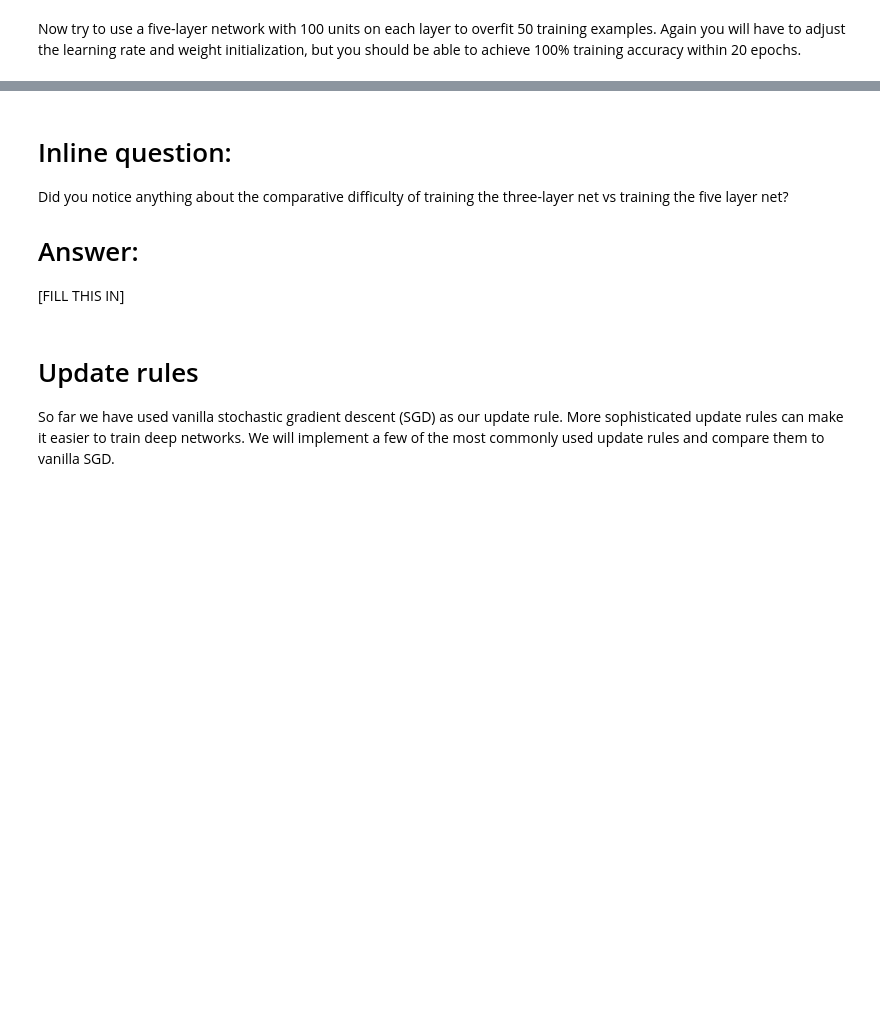
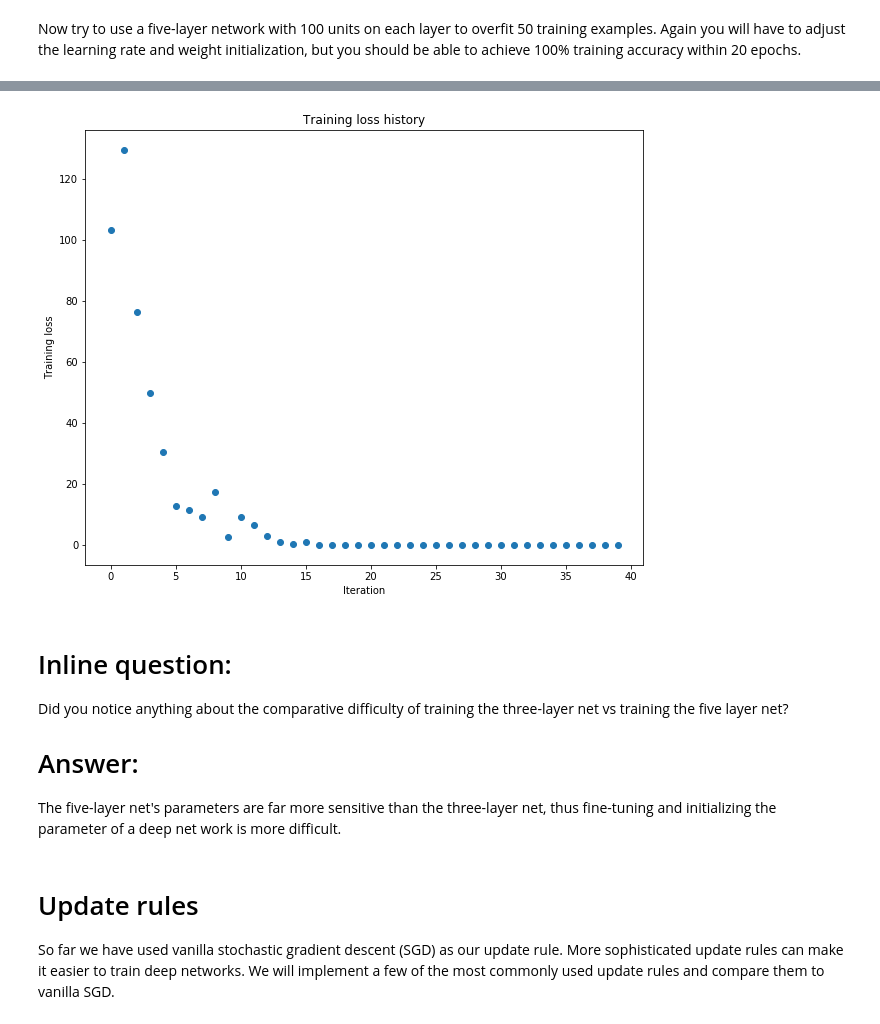
Before and after one commit to UsedToBe97/Deep-Learning-Course-2018, a Jupyter notebook: dl_assignment2/FullyConnectedNets.ipynb, the cells around one changed output, grey strips where cells are left out. Drawn from its saved outputs; the diff is of its cells as text; code cells hidden in the pictures; blank space fills up the shorter version.

```diff
--- a/dl_assignment2/FullyConnectedNets.ipynb
+++ b/dl_assignment2/FullyConnectedNets.ipynb
@@ -449,8 +480,8 @@ small_data = {
   'y_val': data['y_val'],
 }
 
-learning_rate = 1e-3
-weight_scale = 1e-5
+learning_rate = 5e-4
+weight_scale = 1e-1
 model = FullyConnectedNet([100, 100, 100, 100],
                 weight_scale=weight_scale, dtype=np.float64)
 solver = Solver(model, small_data,
@@ -467,3 +498,4 @@ plt.title('Training loss history')
 plt.xlabel('Iteration')
 plt.ylabel('Training loss')
 plt.show()
+# %% [output]
@@ -470,9 +519,10 @@ plt.show()
+[figure, added]
 # %% [markdown]
 # Inline question:
 Did you notice anything about the comparative difficulty of training the three-layer net vs training the five layer net?
 
 # Answer:
-[FILL THIS IN]
+The five-layer net's parameters are far more sensitive than the three-layer net, thus fine-tuning and initializing the parameter of a deep net work is more difficult.
 # %% [markdown]
 # Update rules
 So far we have used vanilla stochastic gradient descent (SGD) as our update rule. More sophisticated update rules can make it easier to train deep networks. We will implement a few of the most commonly used update rules and compare them to vanilla SGD.
```
Also changed, not shown: parts of 16 cells of this notebook, 24 other files.
